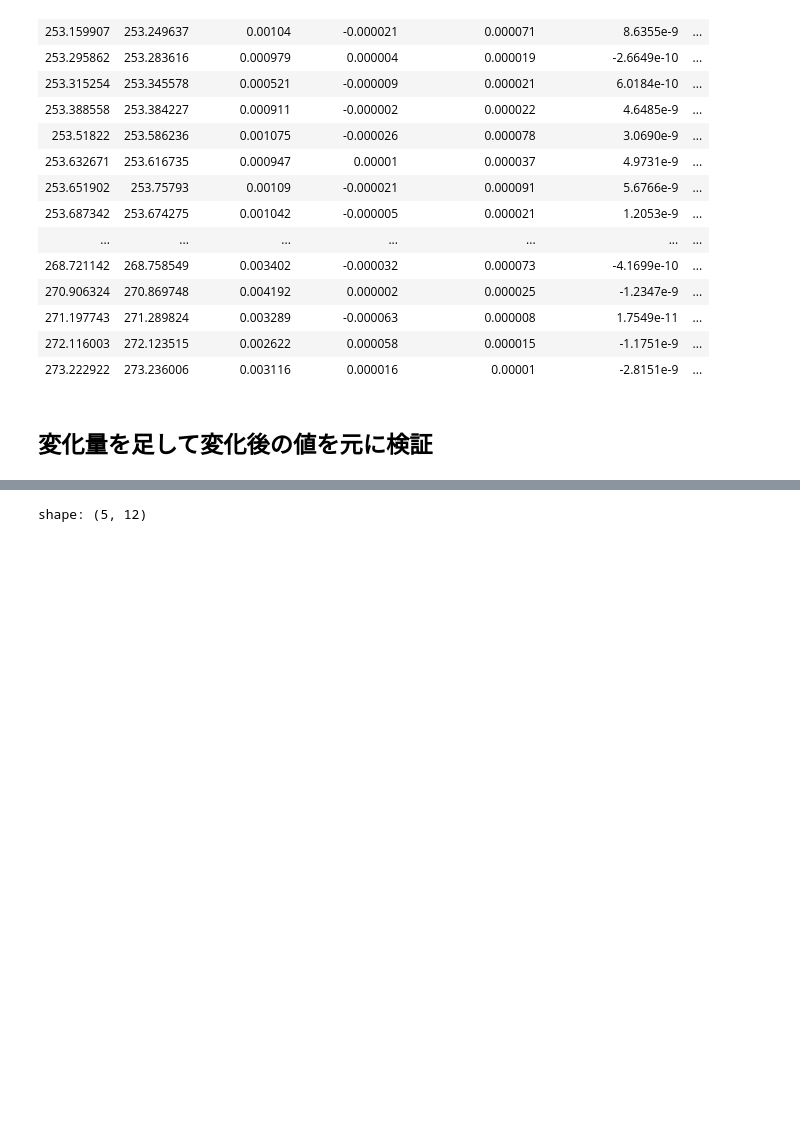
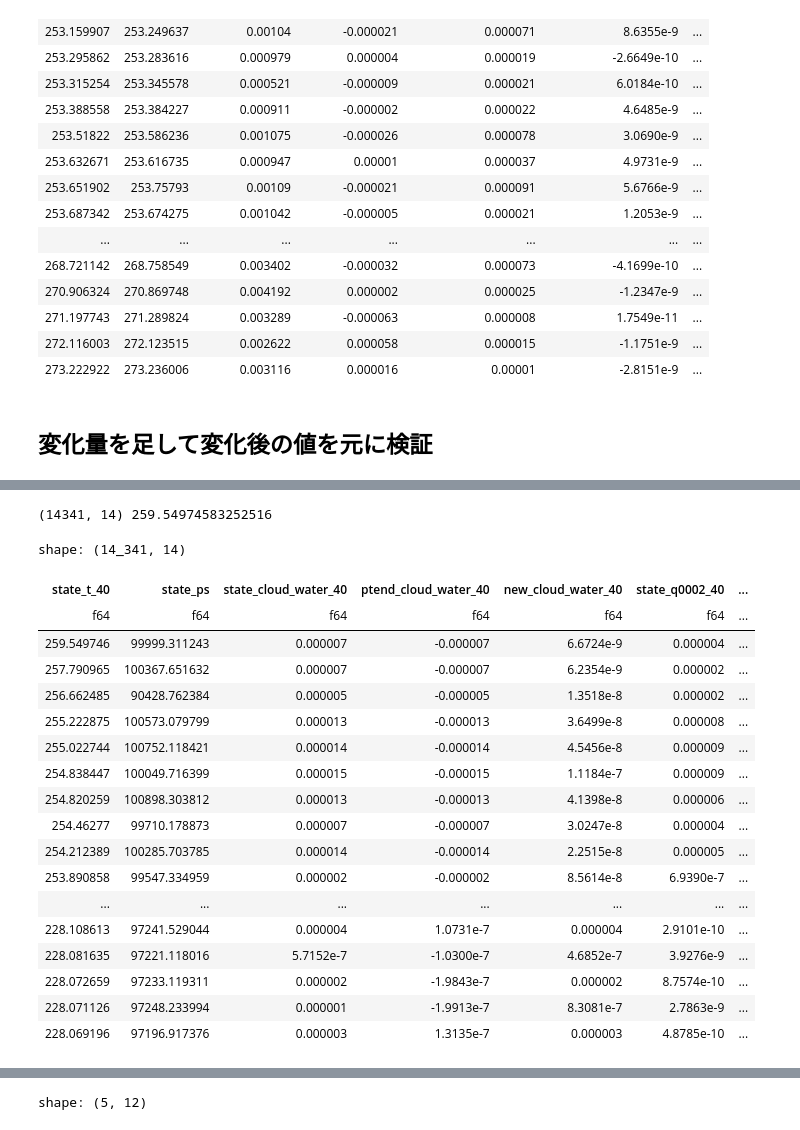
Before and after one commit to unonao/kaggle-leap, a Jupyter notebook: notebook/2024-05-18_cloud_ice_ratio.ipynb, the cells around one changed output, grey strips where cells are left out. Saved outputs shown, nothing was run; the diff lists cells and outputs as text; code cells hidden in the pictures; blank space fills up the shorter version.

```diff
--- a/notebook/2024-05-18_cloud_ice_ratio.ipynb
+++ b/notebook/2024-05-18_cloud_ice_ratio.ipynb
@@ -259,0 +487,31 @@ shape: (5, 12)
+# %%
+# 3. new cloud water が 0 以外の時を見る. 温度が低く water がすべてなくなるケース
+df3 = (
+    tmp[cols]
+    .filter((pl.col(f"new_cloud_water_{h}") != 0) & (pl.col(f"new_q0002_{h}") == 0))
+    .sort(f"state_t_{h}", descending=True)
+)
+print(df3.shape, df3[f"state_t_{h}"].max())
+
+df3
+# %% [output]
+(14341, 14) 259.54974583252516
+shape: (14_341, 14)
+| state_t_40 | state_ps | state_cloud_water_40 | ptend_cloud_water_40 | new_cloud_water_40 | state_q0002_40 | ... |
+| f64 | f64 | f64 | f64 | f64 | f64 | ... |
+| 259.549746 | 99999.311243 | 0.000007 | -0.000007 | 6.6724e-9 | 0.000004 | ... |
+| 257.790965 | 100367.651632 | 0.000007 | -0.000007 | 6.2354e-9 | 0.000002 | ... |
+| 256.662485 | 90428.762384 | 0.000005 | -0.000005 | 1.3518e-8 | 0.000002 | ... |
+| 255.222875 | 100573.079799 | 0.000013 | -0.000013 | 3.6499e-8 | 0.000008 | ... |
+| 255.022744 | 100752.118421 | 0.000014 | -0.000014 | 4.5456e-8 | 0.000009 | ... |
+| 254.838447 | 100049.716399 | 0.000015 | -0.000015 | 1.1184e-7 | 0.000009 | ... |
+| 254.820259 | 100898.303812 | 0.000013 | -0.000013 | 4.1398e-8 | 0.000006 | ... |
+| 254.46277 | 99710.178873 | 0.000007 | -0.000007 | 3.0247e-8 | 0.000004 | ... |
+| 254.212389 | 100285.703785 | 0.000014 | -0.000014 | 2.2515e-8 | 0.000005 | ... |
+| 253.890858 | 99547.334959 | 0.000002 | -0.000002 | 8.5614e-8 | 6.9390e-7 | ... |
+| ... | ... | ... | ... | ... | ... | ... |
+| 228.108613 | 97241.529044 | 0.000004 | 1.0731e-7 | 0.000004 | 2.9101e-10 | ... |
+| 228.081635 | 97221.118016 | 5.7152e-7 | -1.0300e-7 | 4.6852e-7 | 3.9276e-9 | ... |
+| 228.072659 | 97233.119311 | 0.000002 | -1.9843e-7 | 0.000002 | 8.7574e-10 | ... |
+| 228.071126 | 97248.233994 | 0.000001 | -1.9913e-7 | 8.3081e-7 | 2.7863e-9 | ... |
+| 228.069196 | 97196.917376 | 0.000003 | 1.3135e-7 | 0.000003 | 4.8785e-10 | ... |
```
Also changed, not shown: parts of 11 cells of this notebook, 26 other files.
